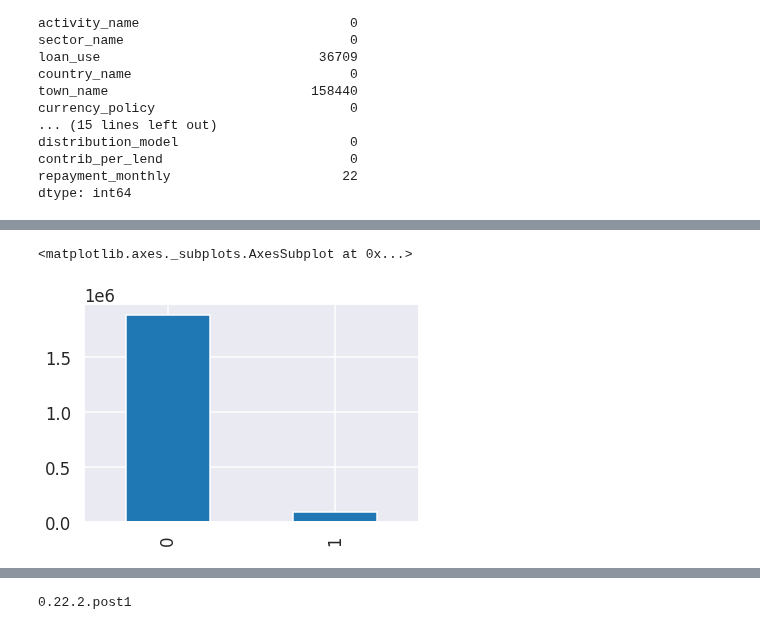
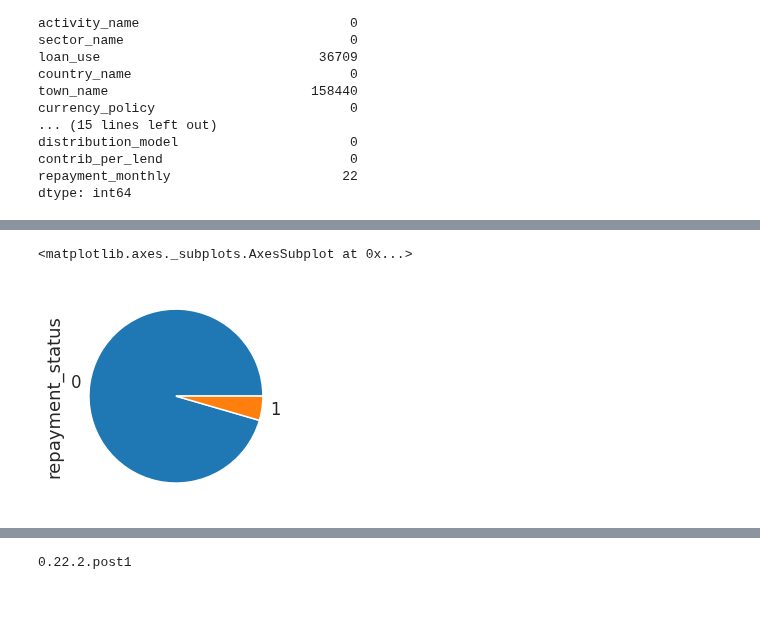
Before and after one commit to tantiboro/vaki, a Jupyter notebook: kiva.ipynb, the cells around one changed output, grey strips where cells are left out. Drawn from its saved outputs; the diff is of its cells as text; code cells hidden in the pictures; blank space fills up the shorter version.

```diff
--- a/kiva.ipynb
+++ b/kiva.ipynb
@@ -411,10 +401,10 @@ d.plot(kind='bar')
 #Create a new column that shows the repayment status( 1 = irregular payment and 0 = payment on time)
 data_reduced['repayment_status'] = data_reduced.apply(lambda x: 1 if x['repayment_interval'] =='irregular' else 0, axis=1)
 # %%
-data_reduced['repayment_status'].value_counts().plot(kind='bar')
+data_reduced['repayment_status'].value_counts().plot(kind='pie')
 # %% [output]
 <matplotlib.axes._subplots.AxesSubplot at 0x...>
-[figure, old version]
+[figure, new version]
 # %%
 data_reduced.info()
 # %% [output]
```
Also changed, not shown: parts of 21 cells of this notebook.
